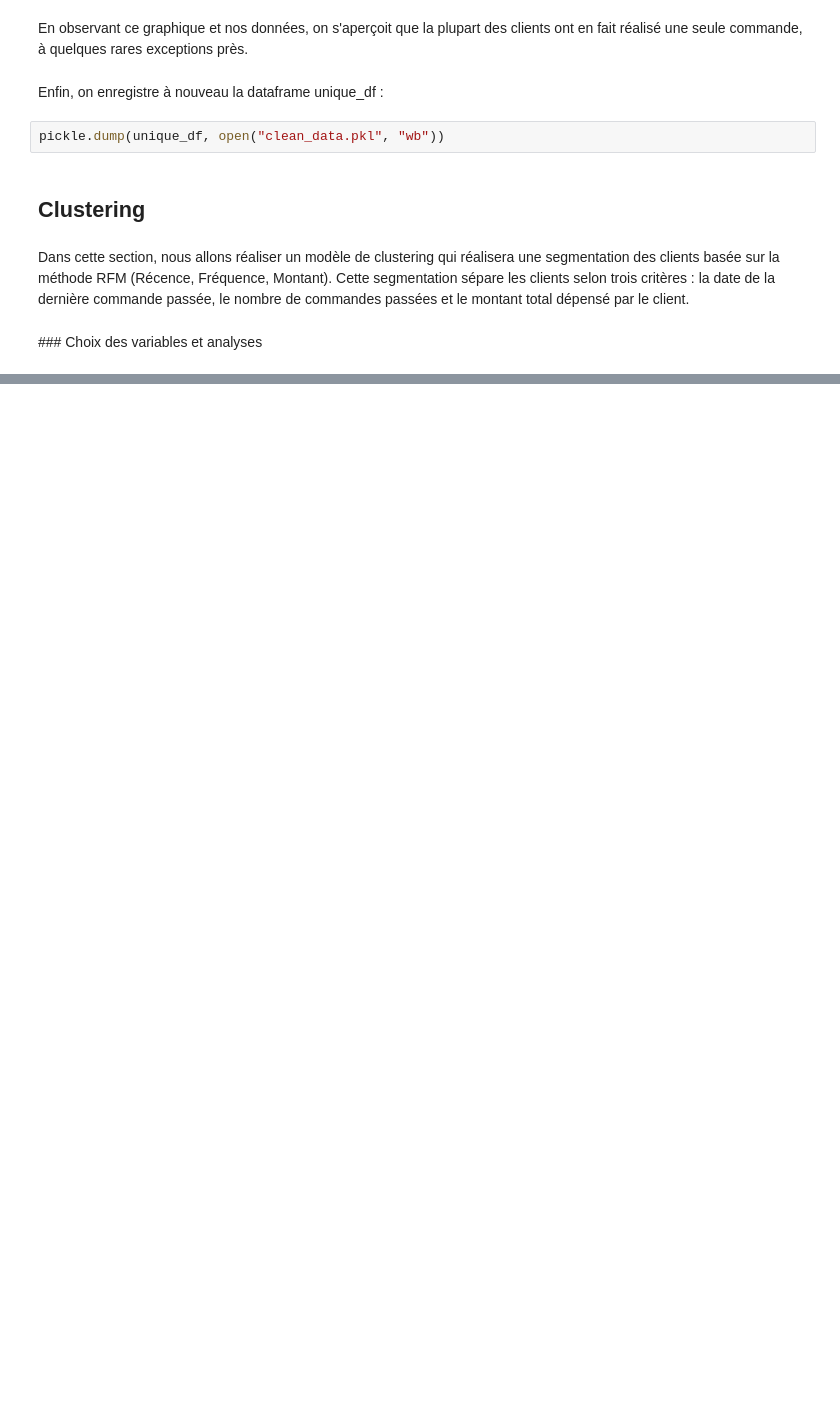
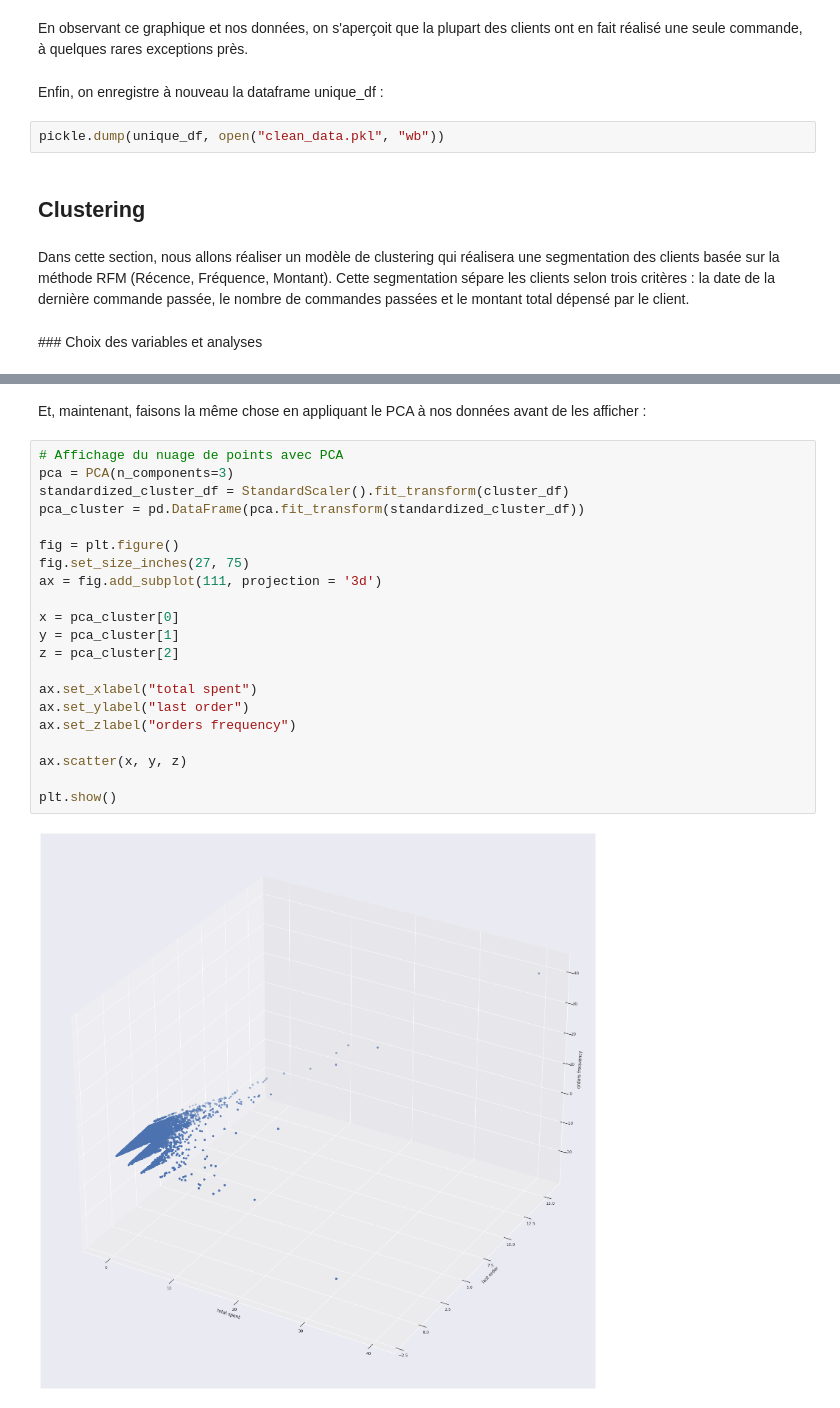
Before and after one commit to marlierecharlie/brief_13_la_data_dream_team, a Jupyter notebook: SEGMENTATION_CLIENTS/analyse_exploratoire.ipynb, the cells around one changed output, grey strips where cells are left out. Drawn from its saved outputs; the diff is of its cells as text; blank space fills up the shorter version.

```diff
--- a/SEGMENTATION_CLIENTS/analyse_exploratoire.ipynb
+++ b/SEGMENTATION_CLIENTS/analyse_exploratoire.ipynb
@@ -867,0 +922,25 @@ Dans cette section, nous allons réaliser un modèle de clustering qui réaliser
+# %% [markdown]
+Et, maintenant, faisons la même chose en appliquant le PCA à nos données avant de les afficher :
+# %%
+# Affichage du nuage de points avec PCA
+pca = PCA(n_components=3)
+standardized_cluster_df = StandardScaler().fit_transform(cluster_df)
+pca_cluster = pd.DataFrame(pca.fit_transform(standardized_cluster_df))
+
+fig = plt.figure()
+fig.set_size_inches(27, 75)
+ax = fig.add_subplot(111, projection = '3d')
+
+x = pca_cluster[0]
+y = pca_cluster[1]
+z = pca_cluster[2]
+
+ax.set_xlabel("total spent")
+ax.set_ylabel("last order")
+ax.set_zlabel("orders frequency")
+
+ax.scatter(x, y, z)
+
+plt.show()
+# %% [output]
+[figure, added]
```
Also changed, not shown: parts of 13 cells of this notebook.
